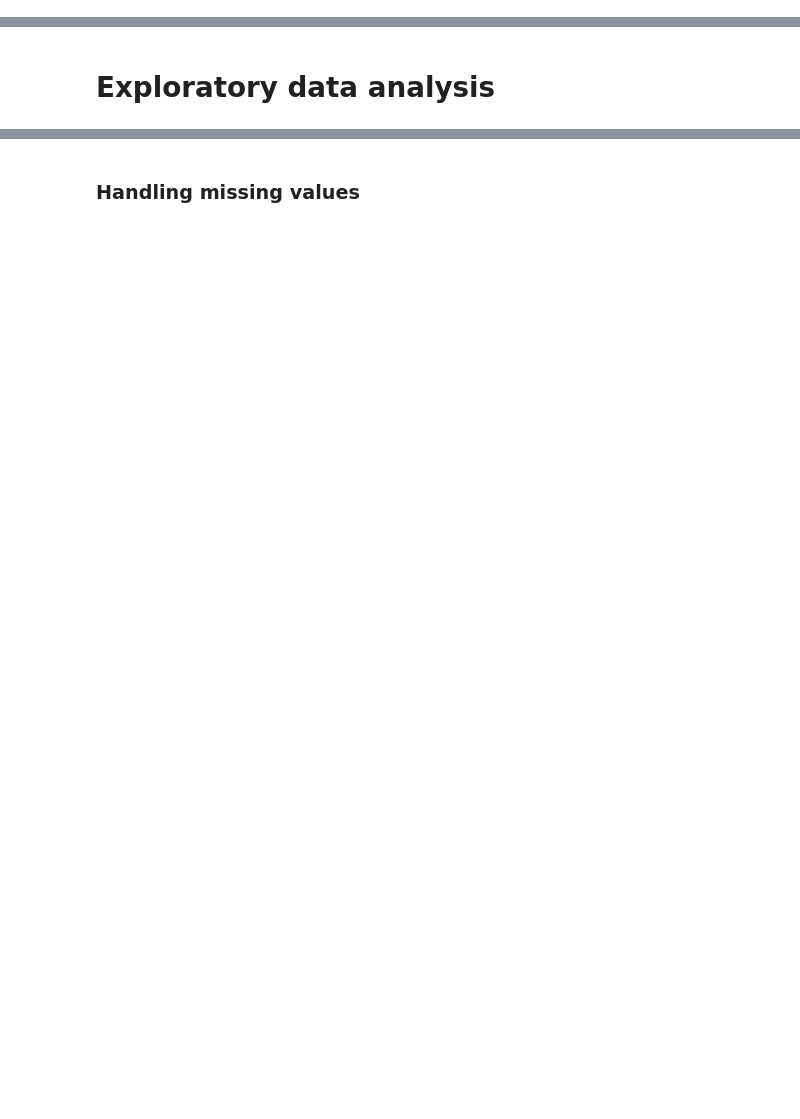
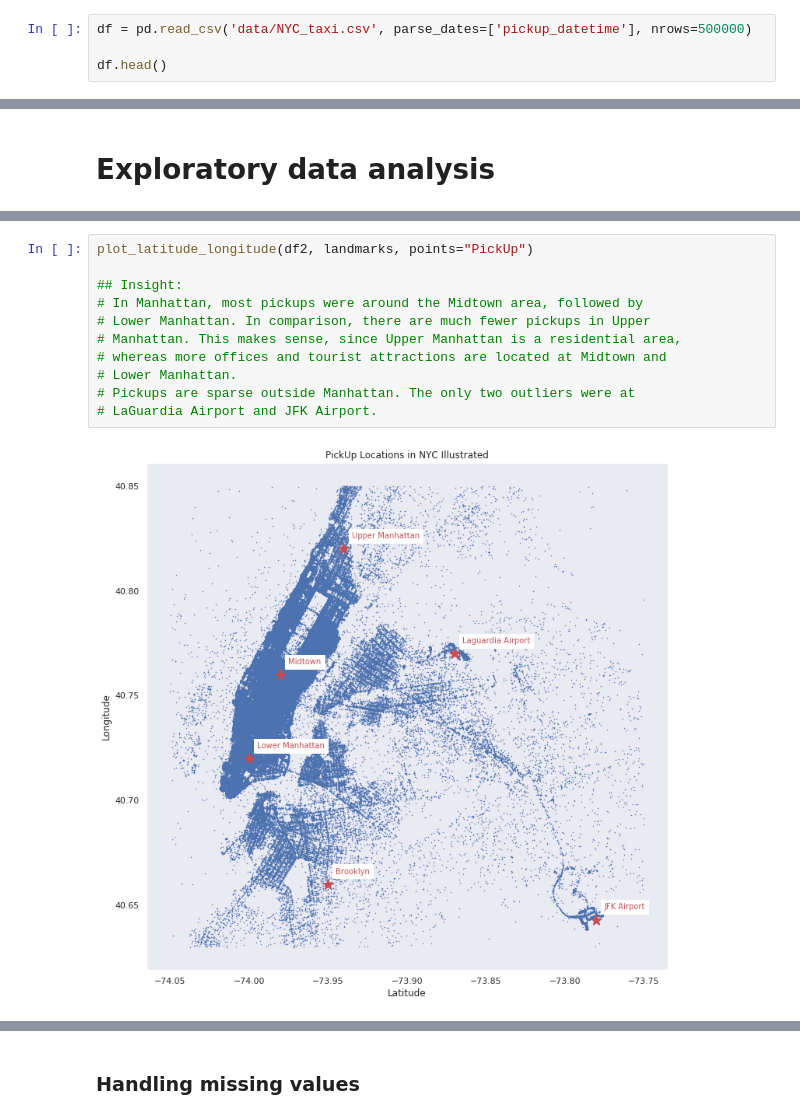
Before and after one commit to Rezwanul-Haque/neural_network_projects, a Jupyter notebook: taxi_fares_problem/taxi_fares_prediction/taxi_fares_prediction.ipynb, the cells around one changed output, grey strips where cells are left out. Saved outputs shown, nothing was run; the diff lists cells and outputs as text; blank space fills up the shorter version.

Commit message:
Exploratory Data analysis added for taxi fare problem.

```diff
--- a/taxi_fares_problem/taxi_fares_prediction/taxi_fares_prediction.ipynb
+++ b/taxi_fares_problem/taxi_fares_prediction/taxi_fares_prediction.ipynb
@@ -61,0 +40,4 @@ df.head()
+# %%
+df = pd.read_csv('data/NYC_taxi.csv', parse_dates=['pickup_datetime'], nrows=500000)
+
+df.head()
@@ -131,0 +113,13 @@ Therefore, BloodPressure and SkinThickness are poorer predictors for diabetes.
+# %%
+plot_latitude_longitude(df2, landmarks, points="PickUp")
+
+## Insight:
+# In Manhattan, most pickups were around the Midtown area, followed by
+# Lower Manhattan. In comparison, there are much fewer pickups in Upper
+# Manhattan. This makes sense, since Upper Manhattan is a residential area,
+# whereas more offices and tourist attractions are located at Midtown and
+# Lower Manhattan.
+# Pickups are sparse outside Manhattan. The only two outliers were at
+# LaGuardia Airport and JFK Airport.
+# %% [output]
+[figure, added]
```
Also changed, not shown: parts of 39 cells of this notebook, 2 other files.
